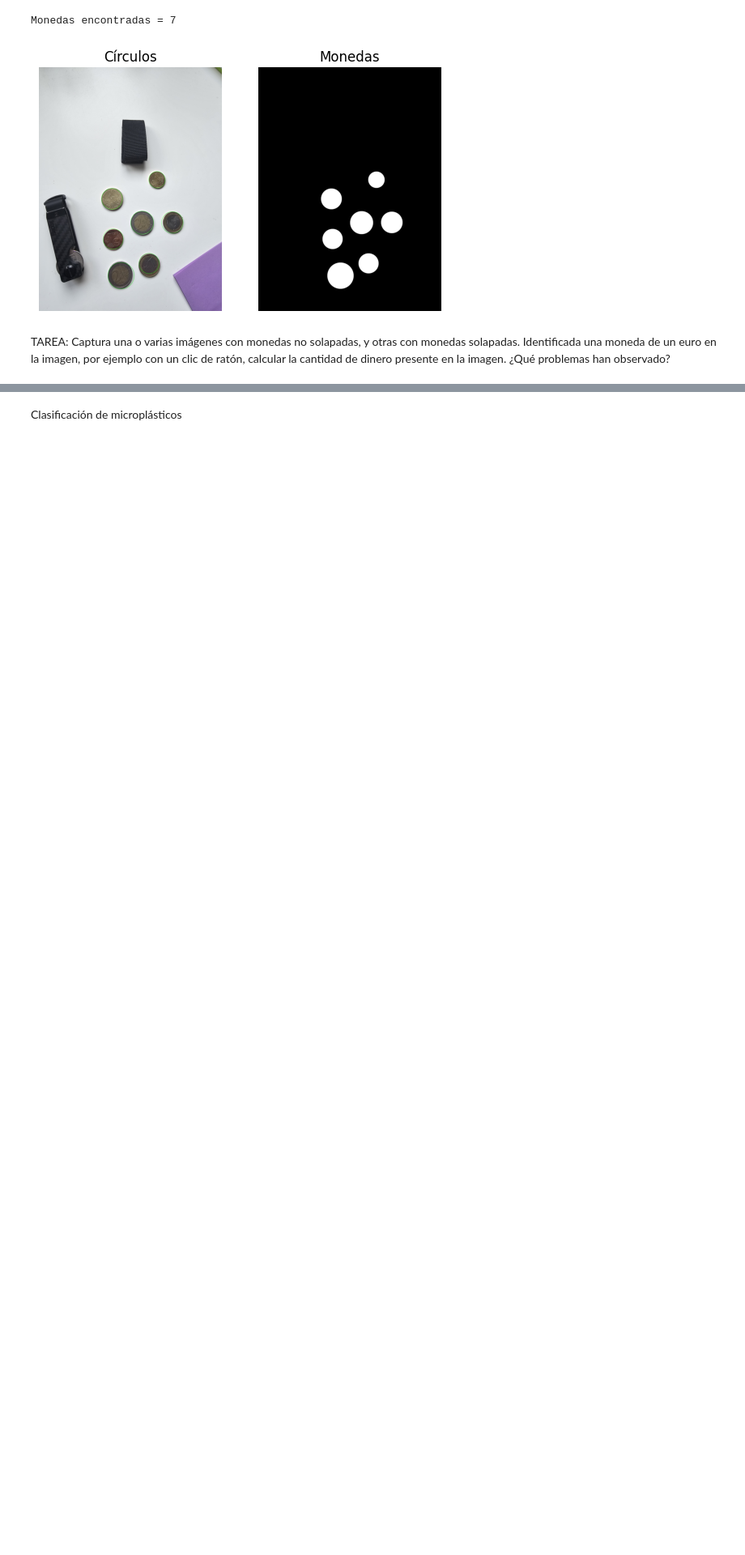
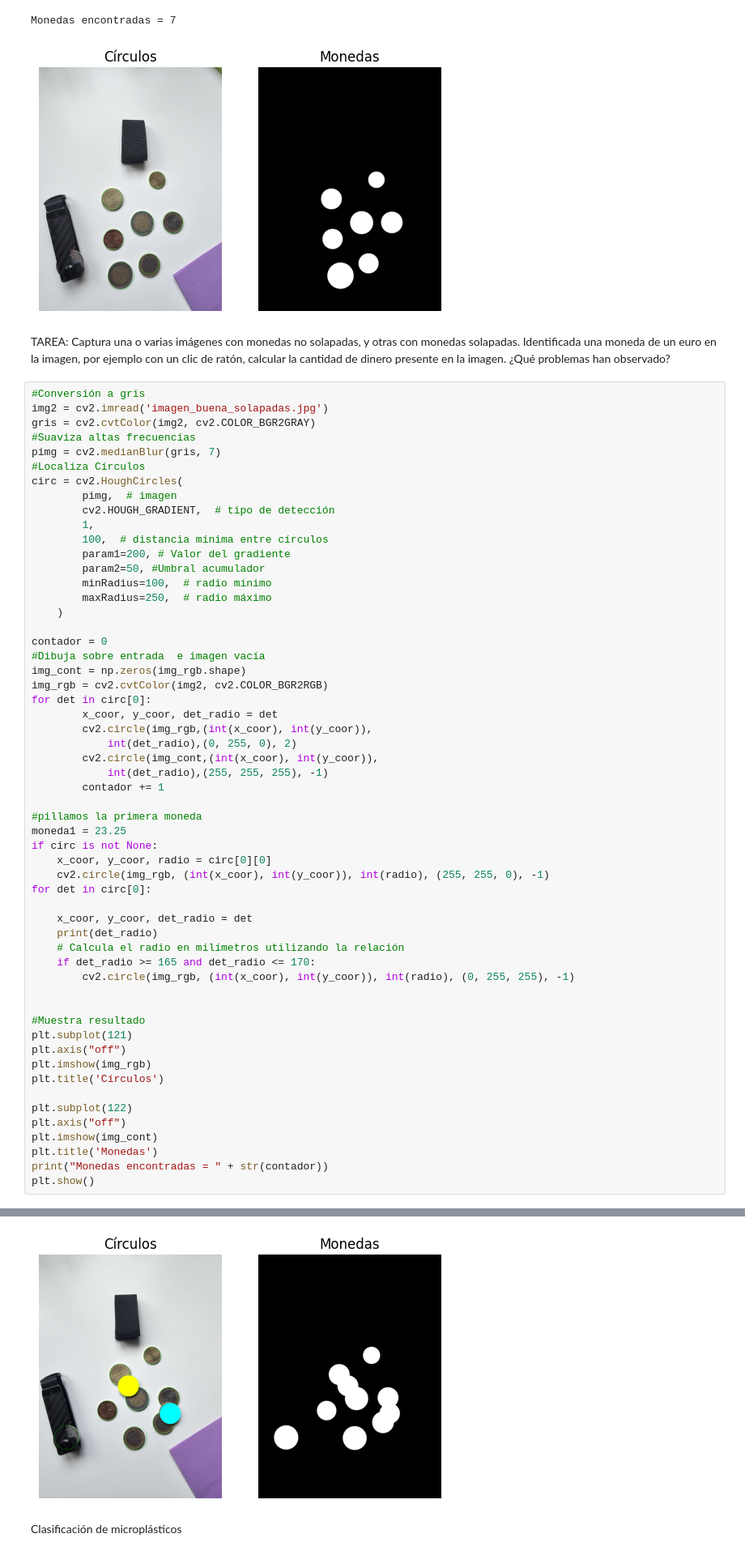
Before and after one commit to JoseManuel117/VC, a Jupyter notebook: P3/VC_P3.ipynb, the cells around one changed output, grey strips where cells are left out. Shown at 81% size. Cells and saved outputs as stored; diff of their text form; blank space fills up the shorter version.

```diff
--- a/P3/VC_P3.ipynb
+++ b/P3/VC_P3.ipynb
@@ -274,3 +275,60 @@ Monedas encontradas = 7
 [figure]
 # %% [markdown]
 TAREA: Captura una o varias imágenes con monedas no solapadas, y otras con monedas solapadas. Identificada una moneda de un euro en la imagen, por ejemplo con un clic de ratón, calcular la cantidad de dinero presente en la imagen. ¿Qué problemas han observado?
+# %%
+#Conversión a gris
+img2 = cv2.imread('imagen_buena_solapadas.jpg')
+gris = cv2.cvtColor(img2, cv2.COLOR_BGR2GRAY)
+#Suaviza altas frecuencias
+pimg = cv2.medianBlur(gris, 7)
+#Localiza Círculos
+circ = cv2.HoughCircles(
+        pimg,  # imagen
+        cv2.HOUGH_GRADIENT,  # tipo de detección
+        1,
+        100,  # distancia mínima entre círculos
+        param1=200, # Valor del gradiente
+        param2=50, #Umbral acumulador
+        minRadius=100,  # radio mínimo
+        maxRadius=250,  # radio máximo
+    )
+
+contador = 0
+#Dibuja sobre entrada  e imagen vacía
+img_cont = np.zeros(img_rgb.shape)
+img_rgb = cv2.cvtColor(img2, cv2.COLOR_BGR2RGB)
+for det in circ[0]:
+        x_coor, y_coor, det_radio = det
+        cv2.circle(img_rgb,(int(x_coor), int(y_coor)),
+            int(det_radio),(0, 255, 0), 2)
+        cv2.circle(img_cont,(int(x_coor), int(y_coor)),
+            int(det_radio),(255, 255, 255), -1)
+        contador += 1
+
+#pillamos la primera moneda
+moneda1 = 23.25
+if circ is not None:
+    x_coor, y_coor, radio = circ[0][0]
+    cv2.circle(img_rgb, (int(x_coor), int(y_coor)), int(radio), (255, 255, 0), -1)
+for det in circ[0]:
+
+    x_coor, y_coor, det_radio = det
+    print(det_radio)
+    # Calcula el radio en milímetros utilizando la relación
+    if det_radio >= 165 and det_radio <= 170:
+        cv2.circle(img_rgb, (int(x_coor), int(y_coor)), int(radio), (0, 255, 255), -1)
+
+
+#Muestra resultado
+plt.subplot(121)
+plt.axis("off")
+plt.imshow(img_rgb)
+plt.title('Círculos')
+
+plt.subplot(122)
+plt.axis("off")
+plt.imshow(img_cont)
+plt.title('Monedas')
+print("Monedas encontradas = " + str(contador))
+plt.show()
+# %% [output]
@@ -277,3 +347,4 @@ TAREA: Captura una o varias imágenes con monedas no solapadas, y otras con mone
+[figure, added]
 # %% [markdown]
 Clasificación de microplásticos
 # %%
```
Also changed, not shown: parts of 5 cells of this notebook, 1 other file.
